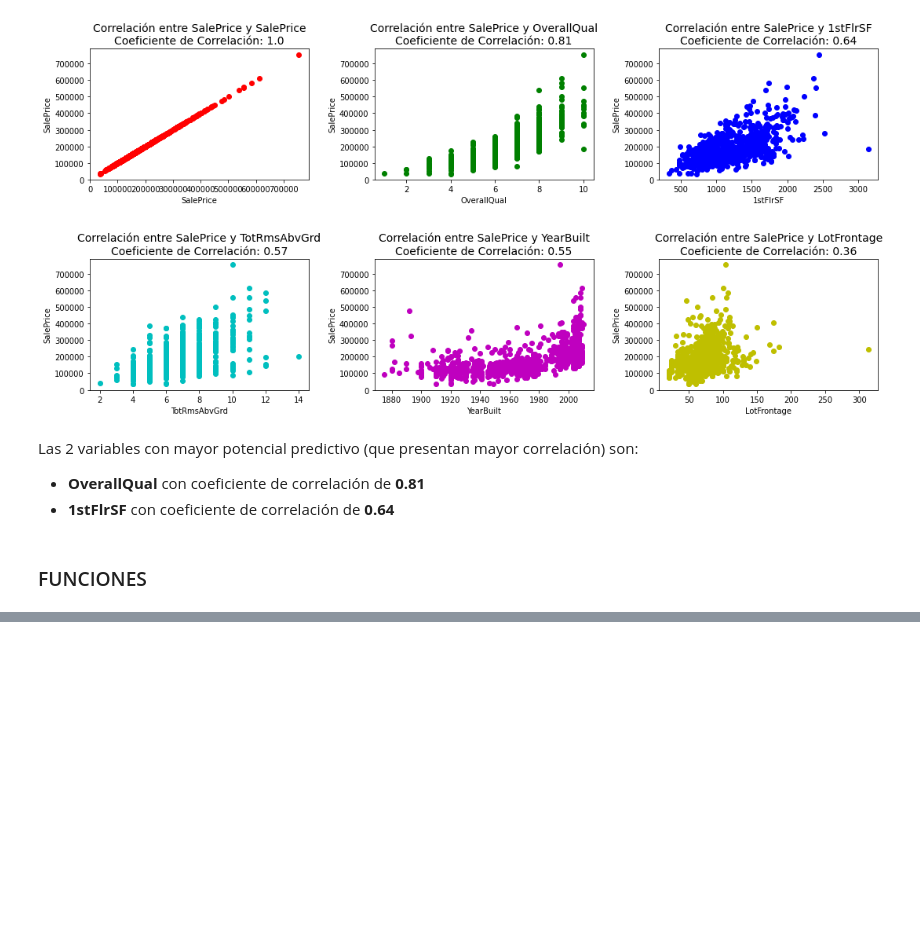
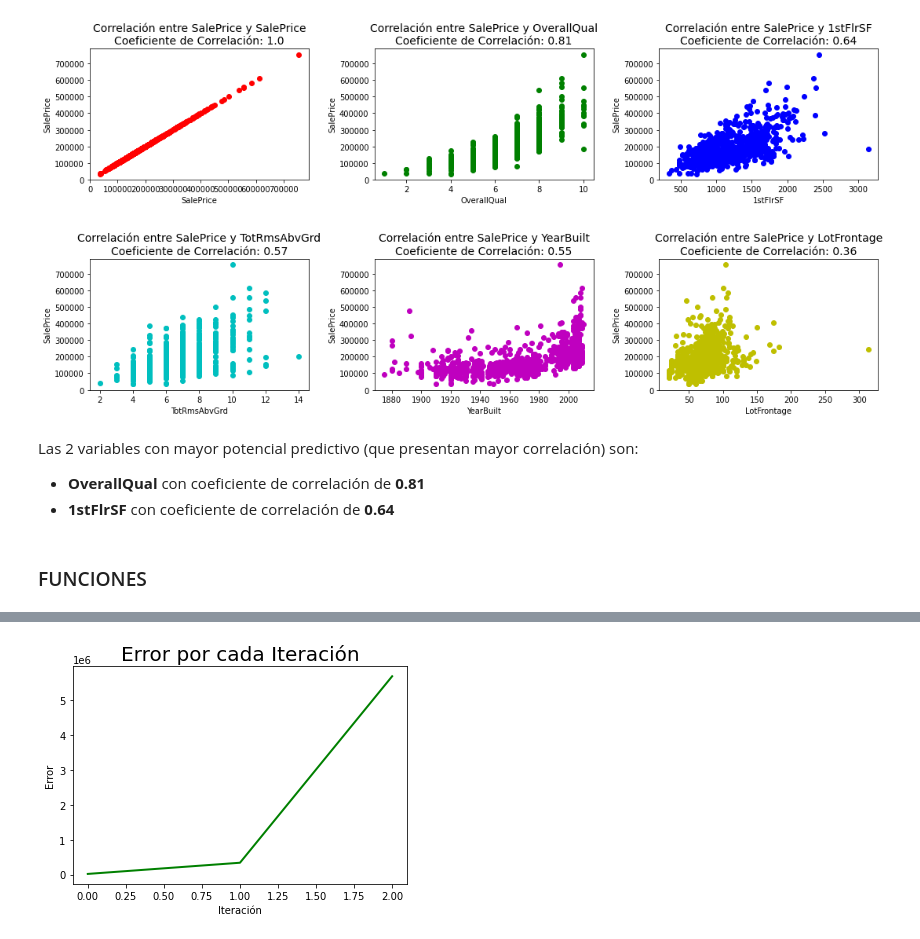
Before and after one commit to navas604/Ciencia-de-Datos-en-Python, a Jupyter notebook: Proyecto.ipynb, the cells around one changed output, grey strips where cells are left out. Drawn from its saved outputs; the diff is of its cells as text; code cells hidden in the pictures; blank space fills up the shorter version.

```diff
--- a/Proyecto.ipynb
+++ b/Proyecto.ipynb
@@ -350,8 +387,7 @@ def train_function(x, y, epochs, imprimir_error_cada, lr):
 
 x = [65, 80, 68]
 y = [208.5, 181.5, 223.5]
+
 epochs = 3
 imprimir_error_cada = 1
 lr = 0.001
-
-train_function(x, y, epochs, imprimir_error_cada, lr)
@@ -389,0 +394,8 @@ Iteración: 2   Error: 5693492.05
+# %%
+# Entrenar el modelo. Datos de prueba brindados en el excel
+
+train_excel = train_function(x, y, epochs, imprimir_error_cada, lr)
+modelos_excel = train_excel[2]
+errores_excel = train_excel[5]
+
+train_excel
@@ -389,0 +414,6 @@ Iteración: 2   Error: 5693492.05
+# %%
+# Graficar error por cada interación. Datos de prueba brindados en el excel
+
+error_por_iteracion_graph(errores_excel)
+# %% [output]
+[figure, added]
```
Also changed, not shown: parts of 29 cells of this notebook.
